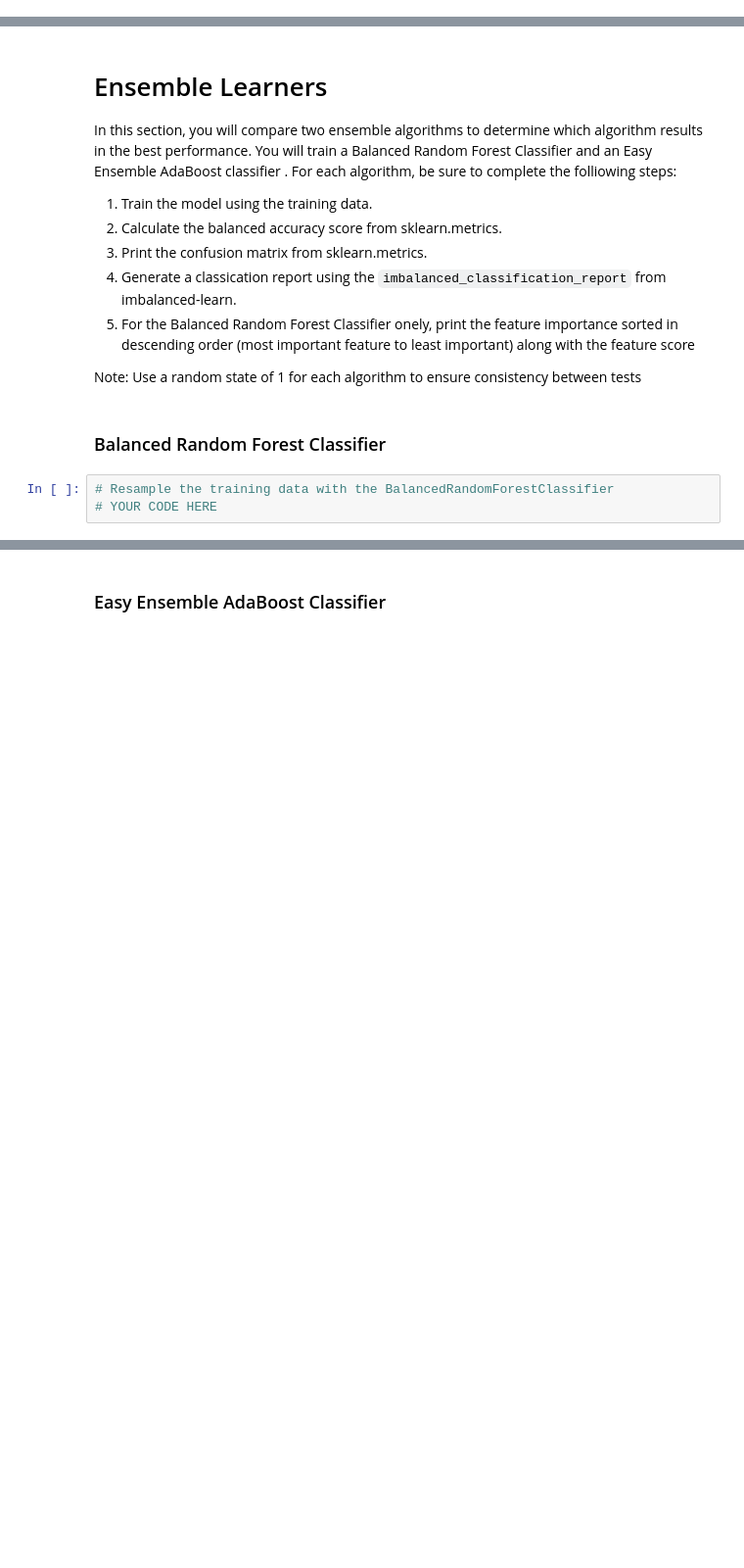
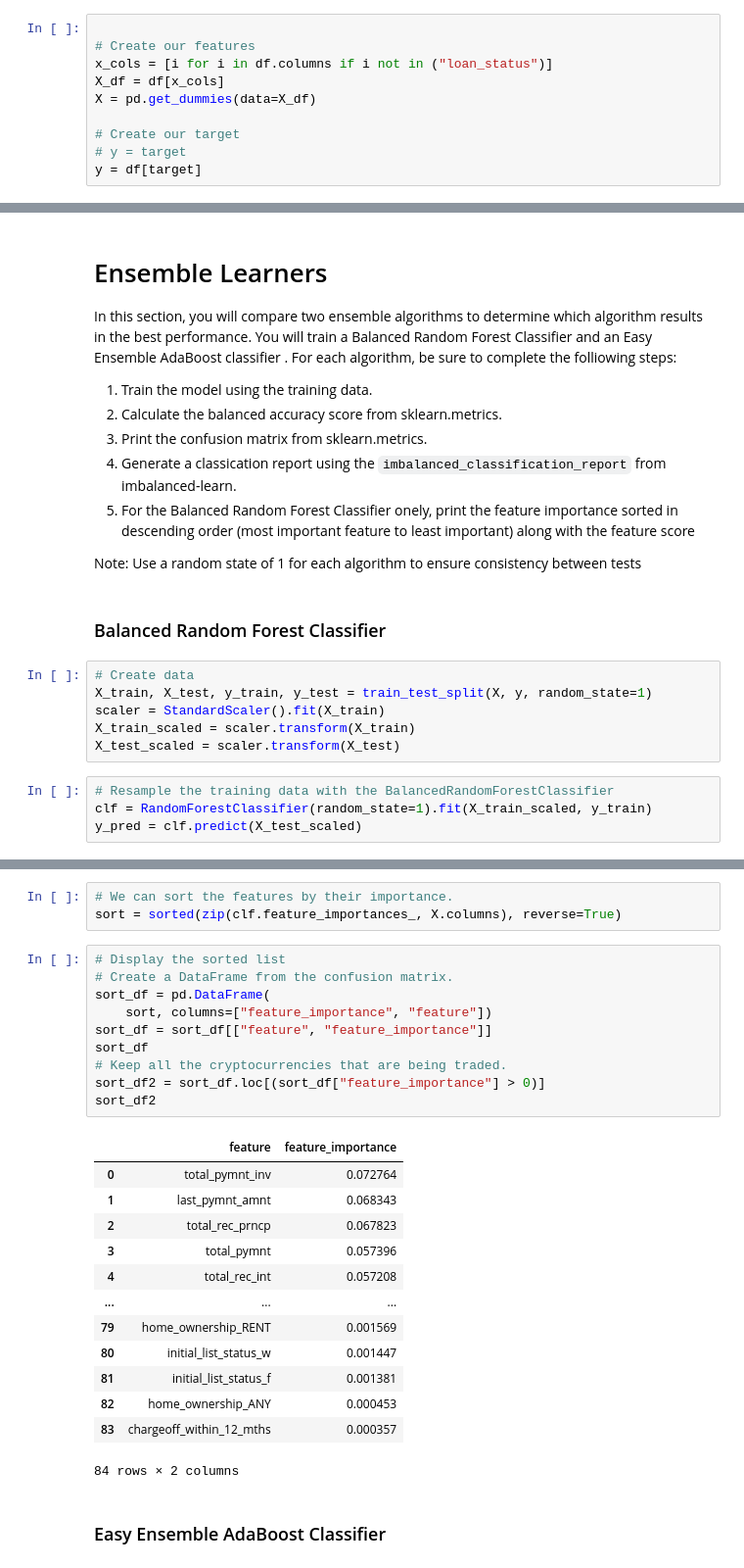
Before and after one commit to rciminera/Credit_Risk_Analysis, a Jupyter notebook: Notebook/credit_risk_ensemble.ipynb, the cells around one changed output, grey strips where cells are left out. Shown at 98% size. Drawn from its saved outputs; the diff is of its cells as text; blank space fills up the shorter version.

```diff
--- a/Notebook/credit_risk_ensemble.ipynb
+++ b/Notebook/credit_risk_ensemble.ipynb
@@ -90,3 +93,13 @@ y = df["Outcome"]
+# %%
+
+# Create our features
+x_cols = [i for i in df.columns if i not in ("loan_status")]
+X_df = df[x_cols]
+X = pd.get_dummies(data=X_df)
+
+# Create our target
+# y = target
+y = df[target]
 # %%
 X.describe()
 # %% [output]
@@ -124,6 +135,13 @@ In this section, you will compare two ensemble algorithms to determine which alg
 Note: Use a random state of 1 for each algorithm to ensure consistency between tests
 # %% [markdown]
 ### Balanced Random Forest Classifier
+# %%
+# Create data
+X_train, X_test, y_train, y_test = train_test_split(X, y, random_state=1)
+scaler = StandardScaler().fit(X_train)
+X_train_scaled = scaler.transform(X_train)
+X_test_scaled = scaler.transform(X_test)
 # %%
 # Resample the training data with the BalancedRandomForestClassifier
-# YOUR CODE HERE
+clf = RandomForestClassifier(random_state=1).fit(X_train_scaled, y_train)
+y_pred = clf.predict(X_test_scaled)
@@ -174,2 +198,29 @@ debt_settlement_flag_N: (0.0)
+# %%
+# We can sort the features by their importance.
+sort = sorted(zip(clf.feature_importances_, X.columns), reverse=True)
+# %%
+# Display the sorted list
+# Create a DataFrame from the confusion matrix.
+sort_df = pd.DataFrame(
+    sort, columns=["feature_importance", "feature"])
+sort_df = sort_df[["feature", "feature_importance"]]
+sort_df
+# Keep all the cryptocurrencies that are being traded.
+sort_df2 = sort_df.loc[(sort_df["feature_importance"] > 0)]
+sort_df2
+# %% [output]
+|  | feature | feature_importance |
+| 0 | total_pymnt_inv | 0.072764 |
+| 1 | last_pymnt_amnt | 0.068343 |
+| 2 | total_rec_prncp | 0.067823 |
+| 3 | total_pymnt | 0.057396 |
+| 4 | total_rec_int | 0.057208 |
+| ... | ... | ... |
+| 79 | home_ownership_RENT | 0.001569 |
+| 80 | initial_list_status_w | 0.001447 |
+| 81 | initial_list_status_f | 0.001381 |
+| 82 | home_ownership_ANY | 0.000453 |
+| 83 | chargeoff_within_12_mths | 0.000357 |
+84 rows × 2 columns
 # %% [markdown]
 ### Easy Ensemble AdaBoost Classifier
```
Also changed, not shown: parts of 22 cells of this notebook, 3 other files.
